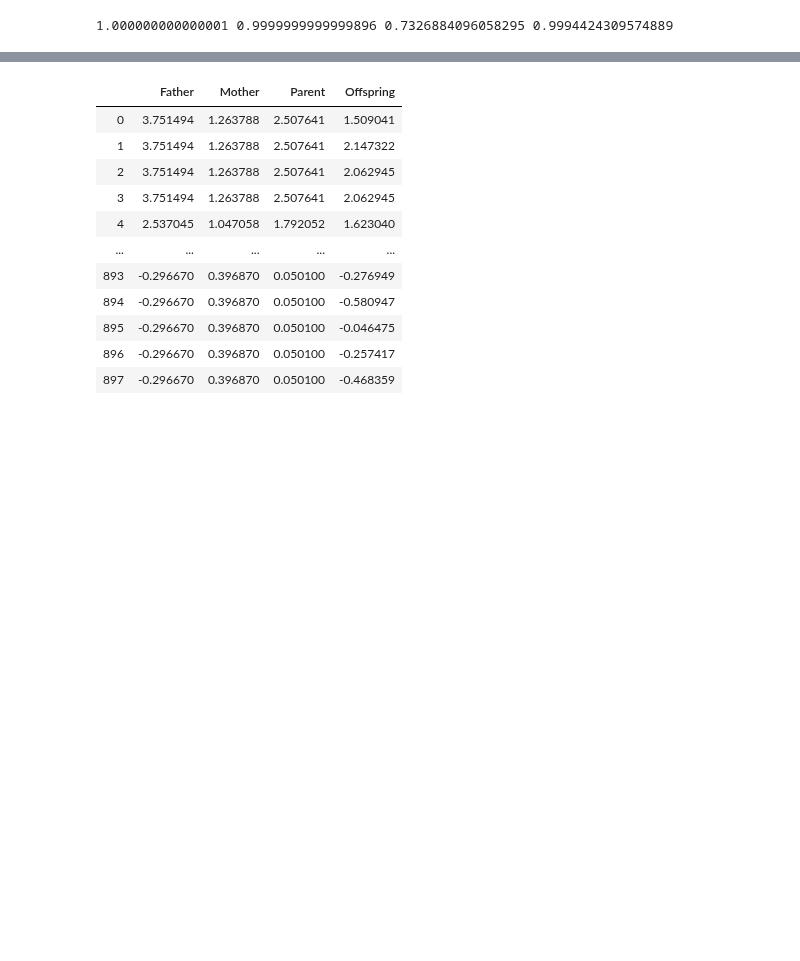
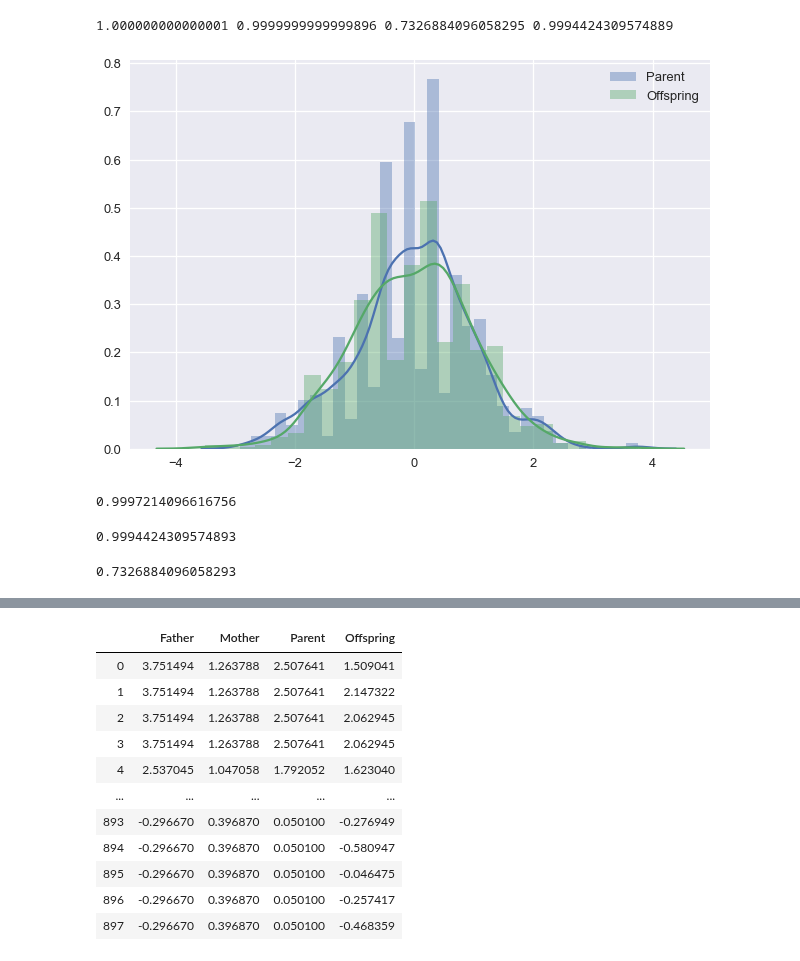
Before and after one commit to jessebmurray/polygenic, a Jupyter notebook: galton.ipynb, the cells around one changed output, grey strips where cells are left out. Drawn from its saved outputs; the diff is of its cells as text; code cells hidden in the pictures; blank space fills up the shorter version.

```diff
--- a/galton.ipynb
+++ b/galton.ipynb
@@ -288,3 +295,23 @@ galton_norm.Parent.std(),
 galton_norm.Offspring.std())
 # %% [output]
 1.000000000000001 0.9999999999999896 0.7326884096058295 0.9994424309574889
+# %%
+all_parents = galton_norm.Father.tolist() + galton_norm.Mother.tolist()
+sns.distplot(all_parents, label='Parent')
+sns.distplot(galton_norm.Offspring.tolist(), label='Offspring')
+plt.legend()
+plt.show()
+# %% [output]
+[figure, added]
+# %%
+statistics.stdev(galton_norm.Father.tolist() + galton_norm.Mother.tolist())
+# %% [output]
+0.9997214096616756
+# %%
+statistics.stdev(galton_norm.Offspring)
+# %% [output]
+0.9994424309574893
+# %%
+statistics.stdev(galton_norm.Parent)
+# %% [output]
+0.7326884096058293
```
Also changed, not shown: parts of 24 cells of this notebook.
